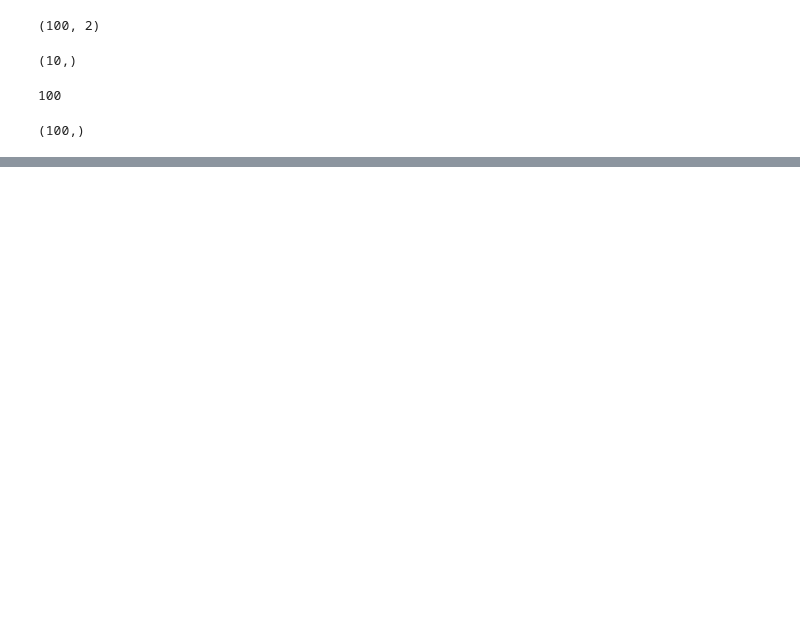
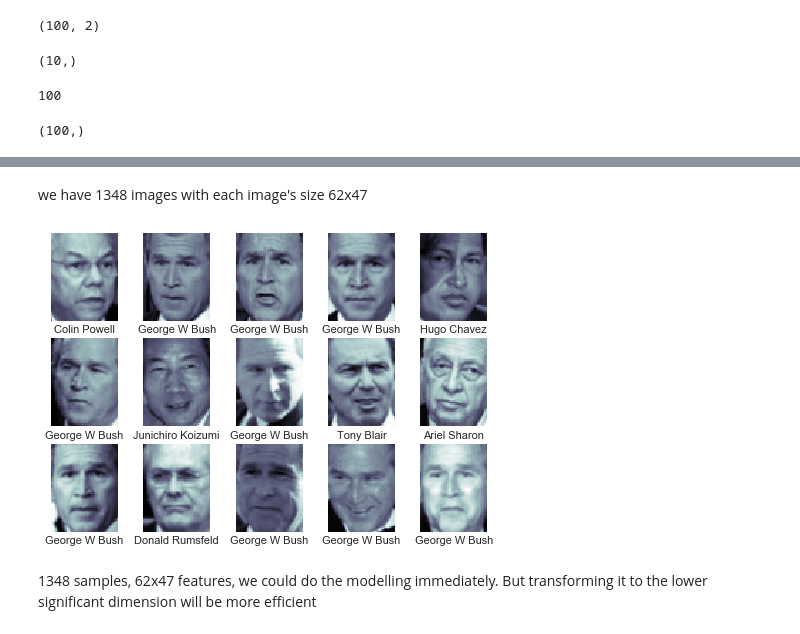
Before and after one commit to anggairawan/EPA1333, a Jupyter notebook: notebook/Final_Assignment/Learn ML/SVM.ipynb, the cells around one changed output, grey strips where cells are left out. Saved outputs shown, nothing was run; the diff lists cells and outputs as text; code cells hidden in the pictures; blank space fills up the shorter version.

```diff
--- a/notebook/Final_Assignment/Learn ML/SVM.ipynb
+++ b/notebook/Final_Assignment/Learn ML/SVM.ipynb
@@ -252,0 +242,2 @@ interact(plot_3D, elev=(-90, 90), azip=(-180, 180),X=fixed(X), y=fixed(y));
+# %%
+faces = fetch_lfw_people(min_faces_per_person=60)
@@ -252,0 +256,12 @@ interact(plot_3D, elev=(-90, 90), azip=(-180, 180),X=fixed(X), y=fixed(y));
+# %% [markdown]
+we have 1348 images with each image's size 62x47
+# %%
+fig, ax = plt.subplots(3, 5)
+for i, axi in enumerate(ax.flat):
+    axi.imshow(faces.images[i], cmap='bone')
+    axi.set(xticks=[], yticks=[],
+        xlabel=faces.target_names[faces.target[i]])
+# %% [output]
+[figure, added]
+# %% [markdown]
+1348 samples, 62x47 features, we could do the modelling immediately. But transforming it to the lower significant dimension will be more efficient
```
Also changed, not shown: parts of 31 cells of this notebook, 16 other files.
